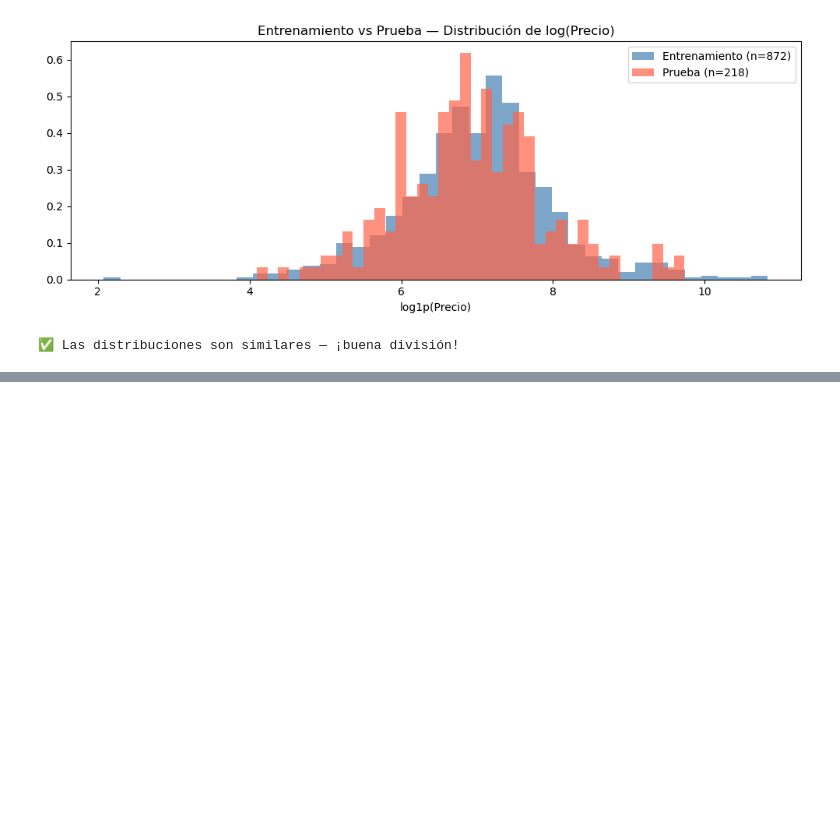
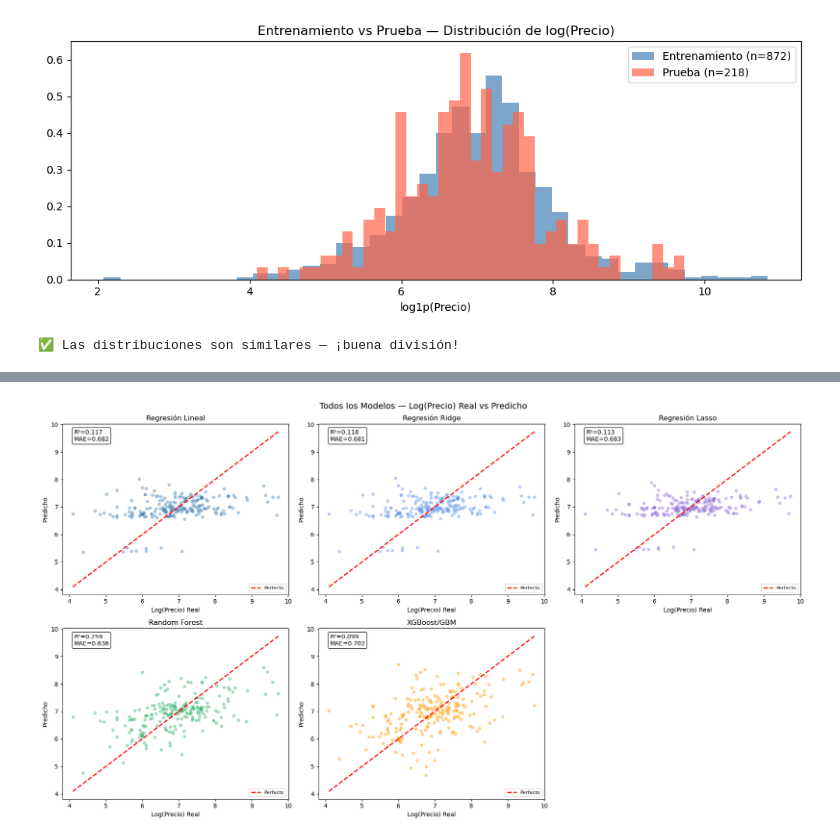
Before and after one commit to GuadalupeSaavedra/9AIEVND-ADND-Practicas-230349-2, a Jupyter notebook: Practica04/Practica04_230349.ipynb, the cells around one changed output, grey strips where cells are left out. Cells and saved outputs as stored; diff of their text form; code cells hidden in the pictures; blank space fills up the shorter version.

```diff
--- a/Practica04/Practica04_230349.ipynb
+++ b/Practica04/Practica04_230349.ipynb
@@ -929,0 +1078,29 @@ Entrenamiento (Train): 872 | Prueba (Test): 218
+# %%
+# Real vs Predicho — todos los modelos
+fig, axes = plt.subplots(2, 3, figsize=(18, 10))
+preds_all = [('Regresión Lineal', lr_pred, 'steelblue'),
+             ('Regresión Ridge',  ridge_pred, 'cornflowerblue'),
+             ('Regresión Lasso',  lasso_pred, 'mediumpurple'),
+             ('Random Forest',      rf_pred,    'mediumseagreen'),
+             ('XGBoost/GBM',        xgb_pred,   '#FF9900')]
+
+for ax, (name, pred, color) in zip(axes.flatten(), preds_all):
+    ax.scatter(y_test, pred, alpha=0.4, color=color, s=20)
+    lims = [min(y_test.min(), pred.min()), max(y_test.max(), pred.max())]
+    ax.plot(lims, lims, 'r--', lw=2, label='Perfecto')
+    r2v  = r2_score(y_test, pred)
+    maev = mean_absolute_error(y_test, pred)
+    ax.set_title(f'{name}')
+    ax.set_xlabel('Log(Precio) Real'); ax.set_ylabel('Predicho')
+    ax.annotate(f'R²={r2v:.3f}\nMAE={maev:.3f}',
+                xy=(0.05, 0.90), xycoords='axes fraction', fontsize=10,
+                bbox=dict(boxstyle='round', fc='white', alpha=0.85))
+    ax.legend(fontsize=8)
+
+# SOLUCIÓN: Usar flatten() para acceder al índice del último subgráfico individual
+axes.flatten()[-1].set_visible(False)
+
+plt.suptitle('Todos los Modelos — Log(Precio) Real vs Predicho', fontsize=14)
+plt.tight_layout(); plt.show()
+# %% [output]
+[figure, added]
```
Also changed, not shown: parts of 17 cells of this notebook.
